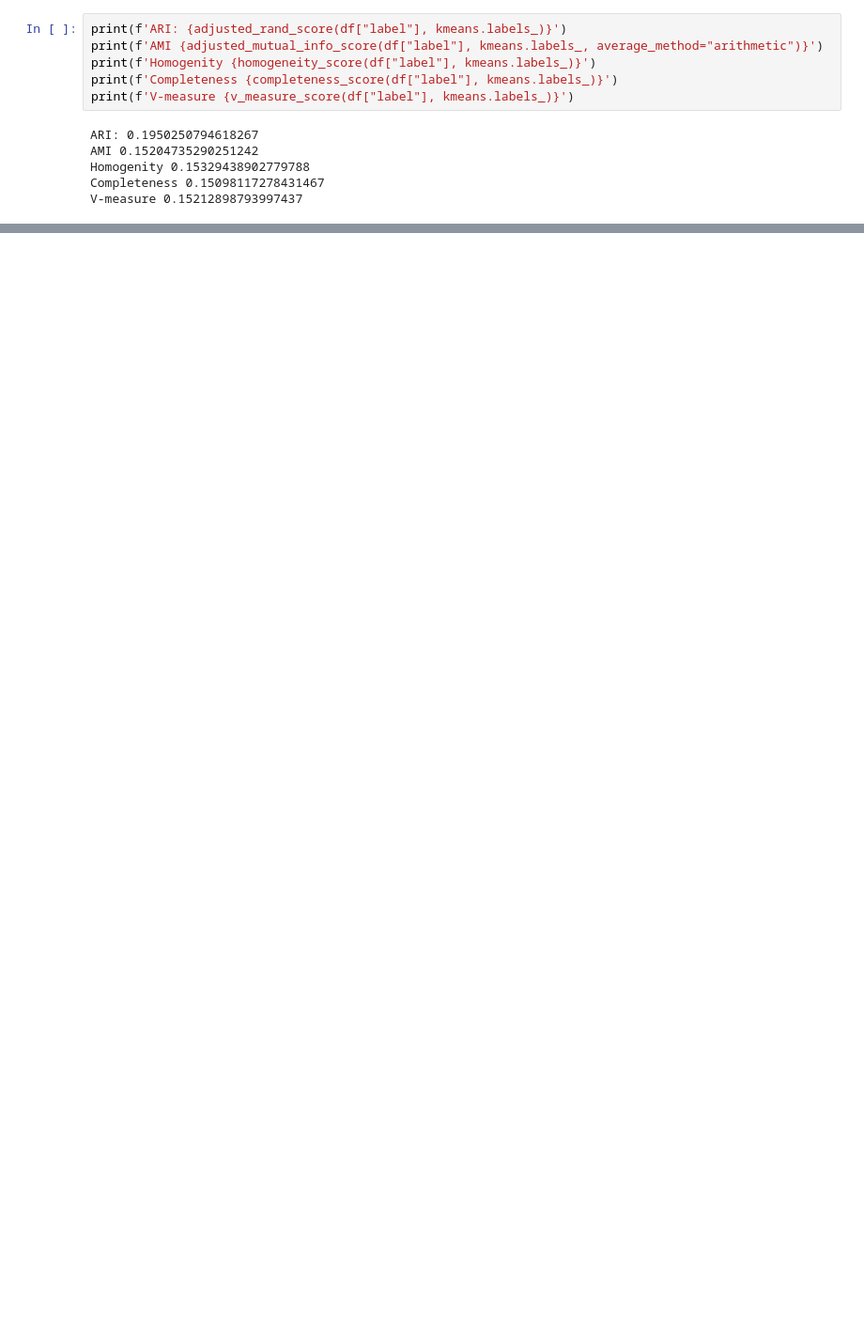
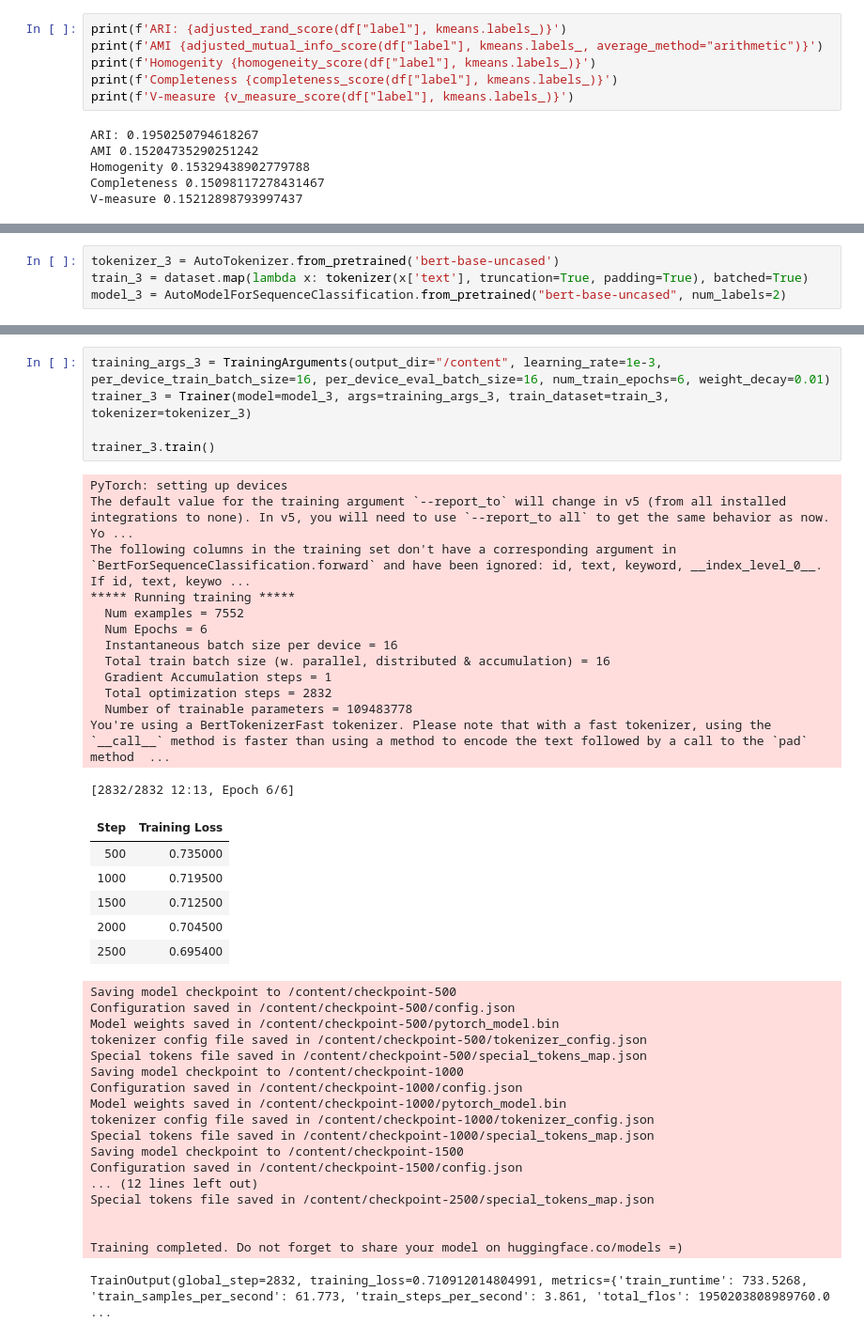
Before and after one commit to Delemangi/VvNzP, a Jupyter notebook: 5.ipynb, the cells around one changed output, grey strips where cells are left out. Shown at 94% size. Saved outputs shown, nothing was run; the diff lists cells and outputs as text; blank space fills up the shorter version.

```diff
--- a/5.ipynb
+++ b/5.ipynb
@@ -331,0 +407,4 @@ V-measure 0.15212898793997437
+# %%
+tokenizer_3 = AutoTokenizer.from_pretrained('bert-base-uncased')
+train_3 = dataset.map(lambda x: tokenizer(x['text'], truncation=True, padding=True), batched=True)
+model_3 = AutoModelForSequenceClassification.from_pretrained("bert-base-uncased", num_labels=2)
@@ -331,0 +446,43 @@ V-measure 0.15212898793997437
+# %%
+training_args_3 = TrainingArguments(output_dir="/content", learning_rate=1e-3, per_device_train_batch_size=16, per_device_eval_batch_size=16, num_train_epochs=6, weight_decay=0.01)
+trainer_3 = Trainer(model=model_3, args=training_args_3, train_dataset=train_3, tokenizer=tokenizer_3)
+
+trainer_3.train()
+# %% [output]
+PyTorch: setting up devices
+The default value for the training argument `--report_to` will change in v5 (from all installed integrations to none). In v5, you will need to use `--report_to all` to get the same behavior as now. Yo ...
+The following columns in the training set don't have a corresponding argument in `BertForSequenceClassification.forward` and have been ignored: id, text, keyword, __index_level_0__. If id, text, keywo ...
+***** Running training *****
+  Num examples = 7552
+  Num Epochs = 6
+  Instantaneous batch size per device = 16
+  Total train batch size (w. parallel, distributed & accumulation) = 16
+  Gradient Accumulation steps = 1
+  Total optimization steps = 2832
+  Number of trainable parameters = 109483778
+You're using a BertTokenizerFast tokenizer. Please note that with a fast tokenizer, using the `__call__` method is faster than using a method to encode the text followed by a call to the `pad` method  ...
+[2832/2832 12:13, Epoch 6/6]
+| Step | Training Loss |
+| 500 | 0.735000 |
+| 1000 | 0.719500 |
+| 1500 | 0.712500 |
+| 2000 | 0.704500 |
+| 2500 | 0.695400 |
+Saving model checkpoint to /content/checkpoint-500
+Configuration saved in /content/checkpoint-500/config.json
+Model weights saved in /content/checkpoint-500/pytorch_model.bin
+tokenizer config file saved in /content/checkpoint-500/tokenizer_config.json
+Special tokens file saved in /content/checkpoint-500/special_tokens_map.json
+Saving model checkpoint to /content/checkpoint-1000
+Configuration saved in /content/checkpoint-1000/config.json
+Model weights saved in /content/checkpoint-1000/pytorch_model.bin
+tokenizer config file saved in /content/checkpoint-1000/tokenizer_config.json
+Special tokens file saved in /content/checkpoint-1000/special_tokens_map.json
+Saving model checkpoint to /content/checkpoint-1500
+Configuration saved in /content/checkpoint-1500/config.json
+... (12 lines left out)
+Special tokens file saved in /content/checkpoint-2500/special_tokens_map.json
+
+
+Training completed. Do not forget to share your model on huggingface.co/models =)
+TrainOutput(global_step=2832, training_loss=0.710912014804991, metrics={'train_runtime': 733.5268, 'train_samples_per_second': 61.773, 'train_steps_per_second': 3.861, 'total_flos': 1950203808989760.0 ...
```
Also changed, not shown: parts of 16 cells of this notebook.
